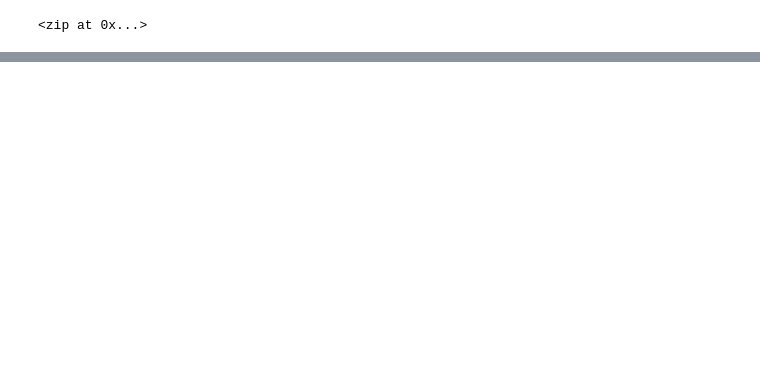
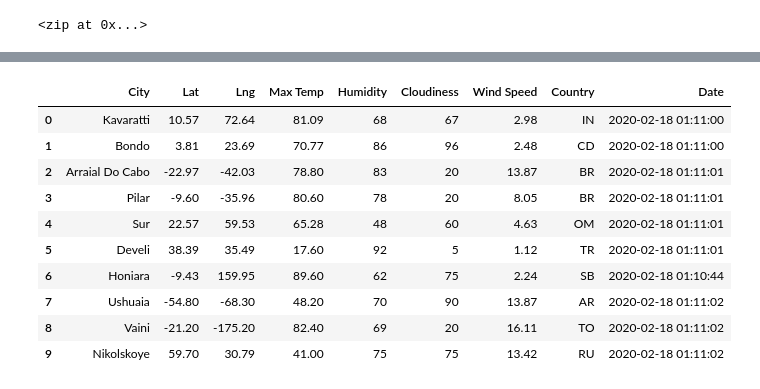
Before and after one commit to varshajha28/World_Weather_Analysis, a Jupyter notebook: WeatherPy.ipynb, the cells around one changed output, grey strips where cells are left out. Drawn from its saved outputs; the diff is of its cells as text; code cells hidden in the pictures; blank space fills up the shorter version.

Commit message:
Adding the city weather data

```diff
--- a/WeatherPy.ipynb
+++ b/WeatherPy.ipynb
@@ -31,0 +39,4 @@ len(cities)
+# %%
+# Starting URL for Weather Map API Call.
+url = "http://api.openweathermap.org/data/2.5/weather?units=Imperial&APPID=" + weather_api_key
+print(url)
@@ -31,0 +45,10 @@ len(cities)
+# %%
+# Create an empty list to hold the weather data.
+city_data = []
+# Print the beginning of the logging.
+print("Beginning Data Retrieval     ")
+print("-----------------------------")
+
+# Create counters.
+record_count = 1
+set_count = 1
@@ -31,0 +58,10 @@ len(cities)
+# %%
+# Loop through all the cities in our list.
+for i in range(len(cities)):
+
+    # Group cities in sets of 50 for logging purposes.
+    if (i % 50 == 0 and i >= 50):
+        set_count += 1
+        record_count = 1
+    # Create endpoint URL with each city.
+    city_url = url + "&q=" + "i"
@@ -31,0 +135,16 @@ len(cities)
+# %%
+# Convert the array of dictionaries to a Pandas DataFrame.
+city_data_df = pd.DataFrame(city_data)
+city_data_df.head(10)
+# %% [output]
+|  | City | Lat | Lng | Max Temp | Humidity | Cloudiness | Wind Speed | Country | Date |
+| 0 | Kavaratti | 10.57 | 72.64 | 81.09 | 68 | 67 | 2.98 | IN | 2020-02-18 01:11:00 |
+| 1 | Bondo | 3.81 | 23.69 | 70.77 | 86 | 96 | 2.48 | CD | 2020-02-18 01:11:00 |
+| 2 | Arraial Do Cabo | -22.97 | -42.03 | 78.80 | 83 | 20 | 13.87 | BR | 2020-02-18 01:11:01 |
+| 3 | Pilar | -9.60 | -35.96 | 80.60 | 78 | 20 | 8.05 | BR | 2020-02-18 01:11:01 |
+| 4 | Sur | 22.57 | 59.53 | 65.28 | 48 | 60 | 4.63 | OM | 2020-02-18 01:11:01 |
+| 5 | Develi | 38.39 | 35.49 | 17.60 | 92 | 5 | 1.12 | TR | 2020-02-18 01:11:01 |
+| 6 | Honiara | -9.43 | 159.95 | 89.60 | 62 | 75 | 2.24 | SB | 2020-02-18 01:10:44 |
+| 7 | Ushuaia | -54.80 | -68.30 | 48.20 | 70 | 90 | 13.87 | AR | 2020-02-18 01:11:02 |
+| 8 | Vaini | -21.20 | -175.20 | 82.40 | 69 | 20 | 16.11 | TO | 2020-02-18 01:11:02 |
+| 9 | Nikolskoye | 59.70 | 30.79 | 41.00 | 75 | 75 | 13.42 | RU | 2020-02-18 01:11:02 |
```
Also changed, not shown: parts of 7 cells of this notebook, 2 other files.
